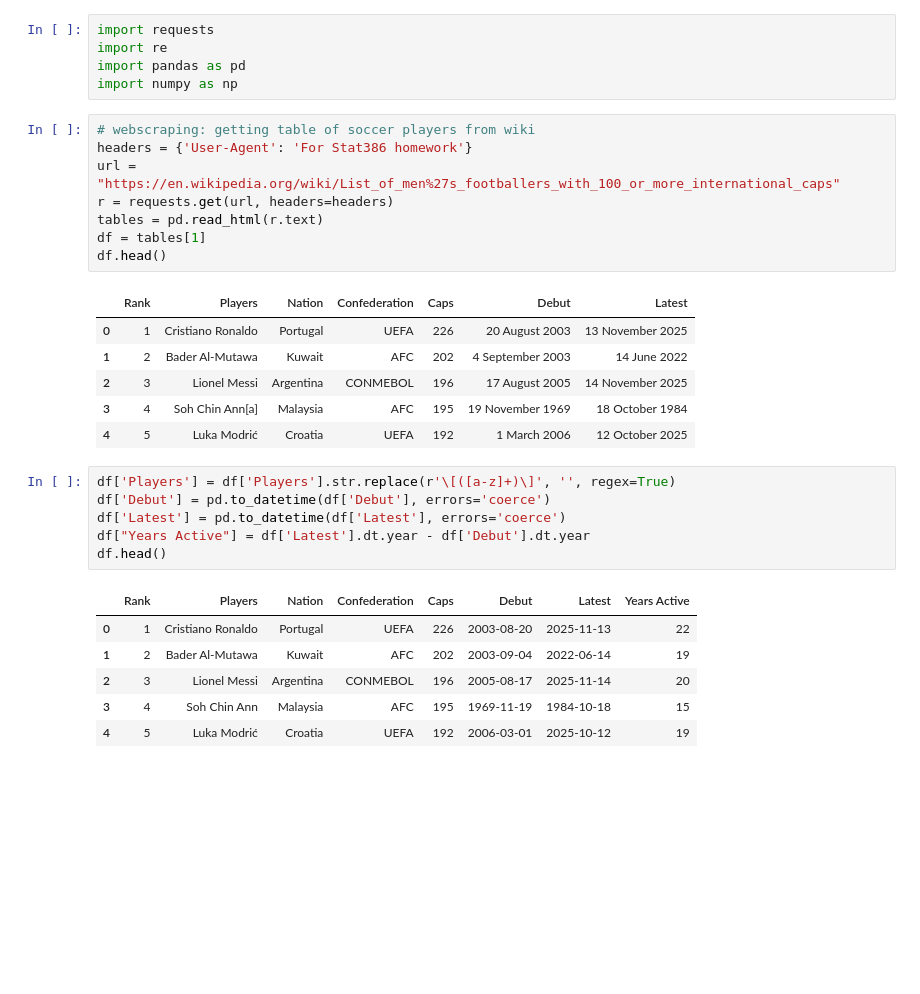
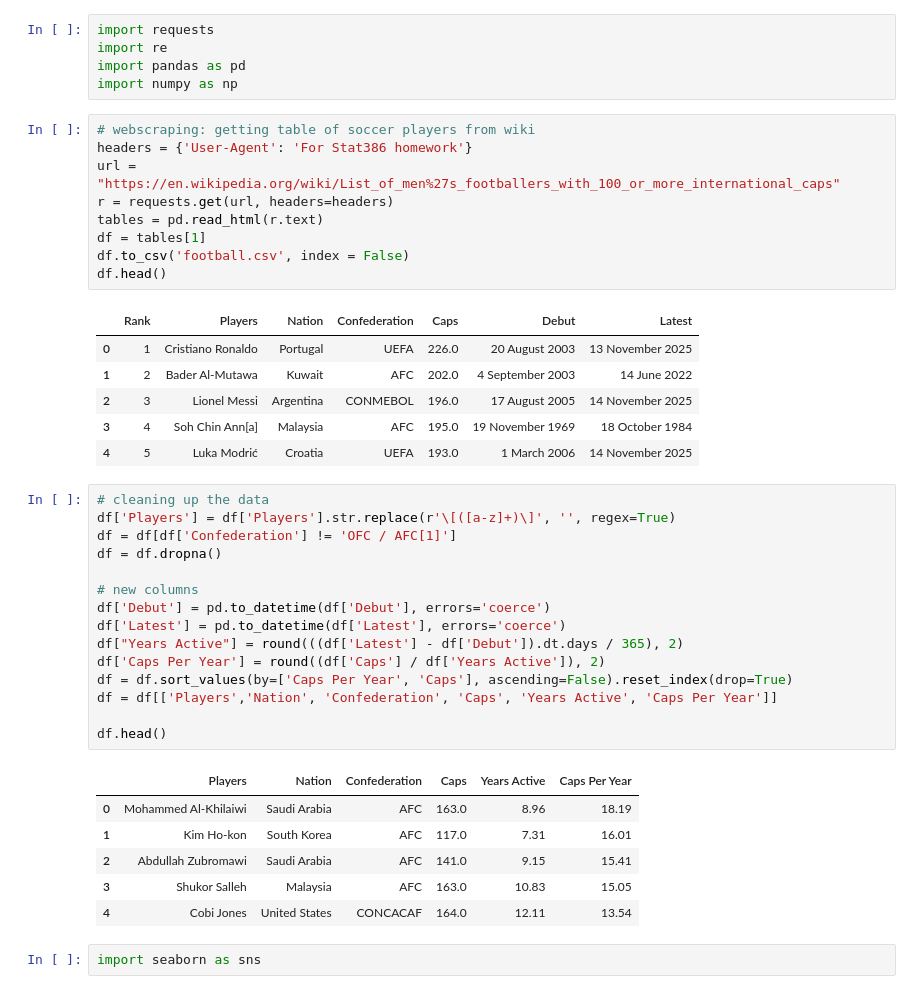
Before and after one commit to lmcnary/data_acquisition_blog, a Jupyter notebook: code.ipynb, the cells around one changed output. Drawn from its saved outputs; the diff is of its cells as text; blank space fills up the shorter version.

```diff
--- a/code.ipynb
+++ b/code.ipynb
@@ -10,24 +10,36 @@ url = "https://en.wikipedia.org/wiki/List_of_men%27s_footballers_with_100_or_mor
 r = requests.get(url, headers=headers)
 tables = pd.read_html(r.text)
 df = tables[1]
+df.to_csv('football.csv', index = False)
 df.head()
 # %% [output]
 |  | Rank | Players | Nation | Confederation | Caps | Debut | Latest |
-| 0 | 1 | Cristiano Ronaldo | Portugal | UEFA | 226 | 20 August 2003 | 13 November 2025 |
-| 1 | 2 | Bader Al-Mutawa | Kuwait | AFC | 202 | 4 September 2003 | 14 June 2022 |
-| 2 | 3 | Lionel Messi | Argentina | CONMEBOL | 196 | 17 August 2005 | 14 November 2025 |
-| 3 | 4 | Soh Chin Ann[a] | Malaysia | AFC | 195 | 19 November 1969 | 18 October 1984 |
-| 4 | 5 | Luka Modrić | Croatia | UEFA | 192 | 1 March 2006 | 12 October 2025 |
+| 0 | 1 | Cristiano Ronaldo | Portugal | UEFA | 226.0 | 20 August 2003 | 13 November 2025 |
+| 1 | 2 | Bader Al-Mutawa | Kuwait | AFC | 202.0 | 4 September 2003 | 14 June 2022 |
+| 2 | 3 | Lionel Messi | Argentina | CONMEBOL | 196.0 | 17 August 2005 | 14 November 2025 |
+| 3 | 4 | Soh Chin Ann[a] | Malaysia | AFC | 195.0 | 19 November 1969 | 18 October 1984 |
+| 4 | 5 | Luka Modrić | Croatia | UEFA | 193.0 | 1 March 2006 | 14 November 2025 |
 # %%
+# cleaning up the data
 df['Players'] = df['Players'].str.replace(r'\[([a-z]+)\]', '', regex=True)
+df = df[df['Confederation'] != 'OFC / AFC[1]']
+df = df.dropna()
+
+# new columns
 df['Debut'] = pd.to_datetime(df['Debut'], errors='coerce')
 df['Latest'] = pd.to_datetime(df['Latest'], errors='coerce')
-df["Years Active"] = df['Latest'].dt.year - df['Debut'].dt.year
+df["Years Active"] = round(((df['Latest'] - df['Debut']).dt.days / 365), 2)
+df['Caps Per Year'] = round((df['Caps'] / df['Years Active']), 2)
+df = df.sort_values(by=['Caps Per Year', 'Caps'], ascending=False).reset_index(drop=True)
+df = df[['Players','Nation', 'Confederation', 'Caps', 'Years Active', 'Caps Per Year']]
+
 df.head()
 # %% [output]
-|  | Rank | Players | Nation | Confederation | Caps | Debut | Latest | Years Active |
-| 0 | 1 | Cristiano Ronaldo | Portugal | UEFA | 226 | 2003-08-20 | 2025-11-13 | 22 |
-| 1 | 2 | Bader Al-Mutawa | Kuwait | AFC | 202 | 2003-09-04 | 2022-06-14 | 19 |
-| 2 | 3 | Lionel Messi | Argentina | CONMEBOL | 196 | 2005-08-17 | 2025-11-14 | 20 |
-| 3 | 4 | Soh Chin Ann | Malaysia | AFC | 195 | 1969-11-19 | 1984-10-18 | 15 |
-| 4 | 5 | Luka Modrić | Croatia | UEFA | 192 | 2006-03-01 | 2025-10-12 | 19 |
+|  | Players | Nation | Confederation | Caps | Years Active | Caps Per Year |
+| 0 | Mohammed Al-Khilaiwi | Saudi Arabia | AFC | 163.0 | 8.96 | 18.19 |
+| 1 | Kim Ho-kon | South Korea | AFC | 117.0 | 7.31 | 16.01 |
+| 2 | Abdullah Zubromawi | Saudi Arabia | AFC | 141.0 | 9.15 | 15.41 |
+| 3 | Shukor Salleh | Malaysia | AFC | 163.0 | 10.83 | 15.05 |
+| 4 | Cobi Jones | United States | CONCACAF | 164.0 | 12.11 | 13.54 |
+# %%
+import seaborn as sns
```
Also changed, not shown: parts of 3 cells of this notebook, 32 other files.
